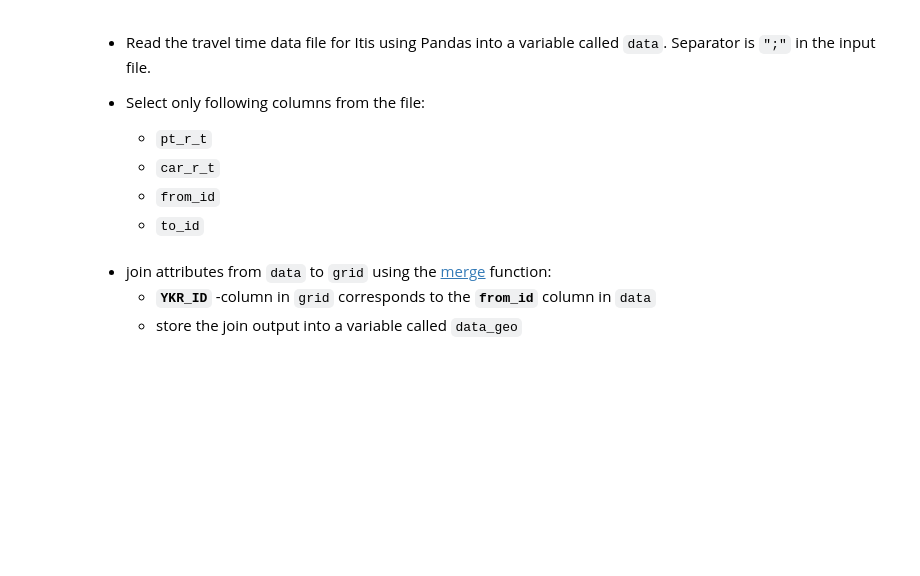
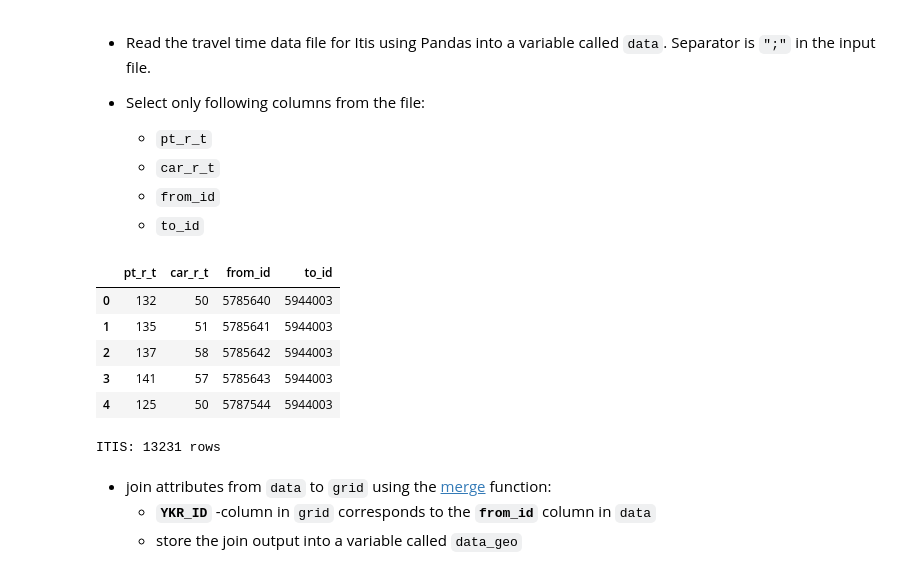
Before and after one commit to kaznko/exercise-4, a Jupyter notebook: Exercise-4-problem-1.ipynb, the cells around one changed output. Cells and saved outputs as stored; diff of their text form; code cells hidden in the pictures; blank space fills up the shorter version.

```diff
--- a/Exercise-4-problem-1.ipynb
+++ b/Exercise-4-problem-1.ipynb
@@ -46,7 +56,21 @@ raise NotImplementedError()
+# %%
+fp = "data/TravelTimes_to_5944003_Itis.txt"
+data = pd.read_csv(fp, sep=';')
+data = data[['pt_r_t', 'car_r_t', 'from_id', 'to_id']]
+data.head()
+# %% [output]
+|  | pt_r_t | car_r_t | from_id | to_id |
+| 0 | 132 | 50 | 5785640 | 5944003 |
+| 1 | 135 | 51 | 5785641 | 5944003 |
+| 2 | 137 | 58 | 5785642 | 5944003 |
+| 3 | 141 | 57 | 5785643 | 5944003 |
+| 4 | 125 | 50 | 5787544 | 5944003 |
 # %%
 # NON-EDITABLE TEST CELL
 # Check the data
 print("\nITIS:", len(data), "rows")
+# %% [output]
+ITIS: 13231 rows
 # %% [markdown]
 - join attributes from `data` to `grid` using the [merge](https://pandas.pydata.org/pandas-docs/stable/reference/api/pandas.DataFrame.merge.html) function:
   - **`YKR_ID`** -column in `grid` corresponds to the **`from_id`** column in `data`
```
Also changed, not shown: parts of 14 cells of this notebook, 1 other file.
